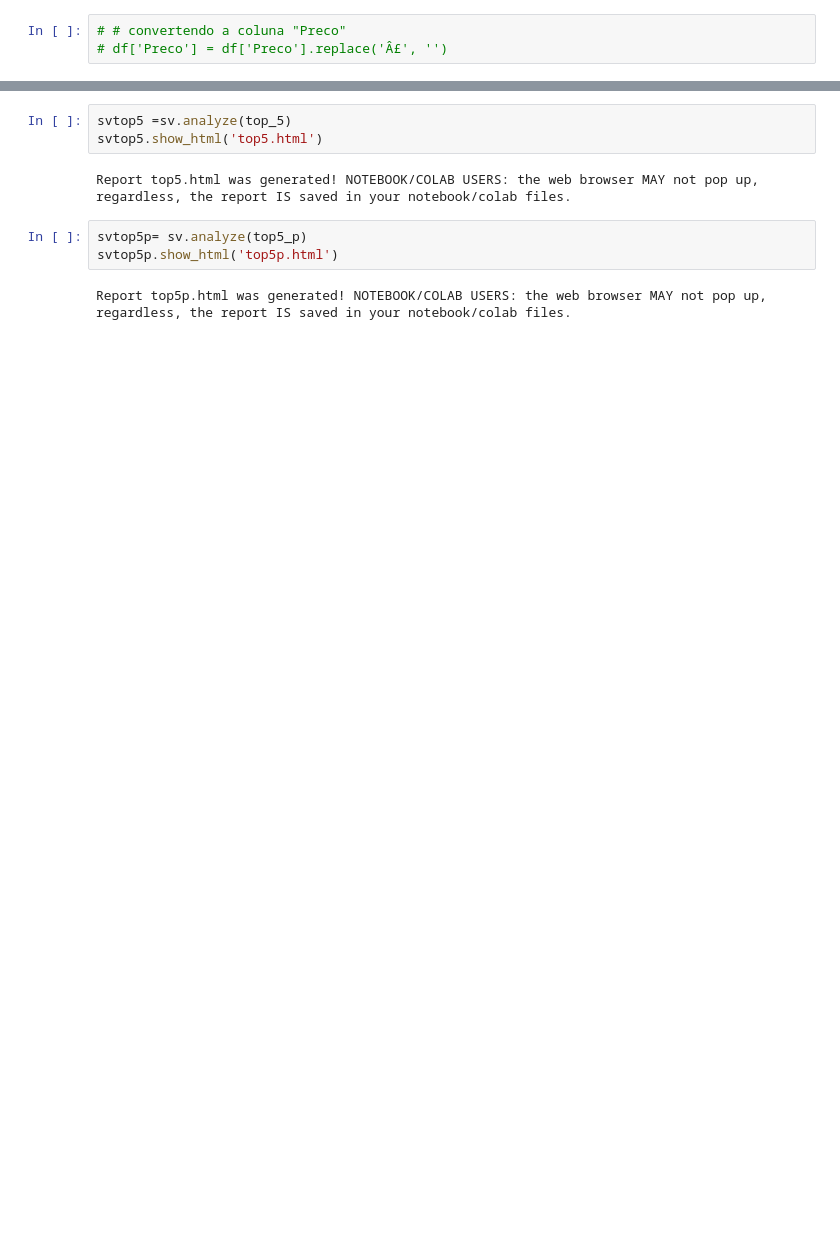
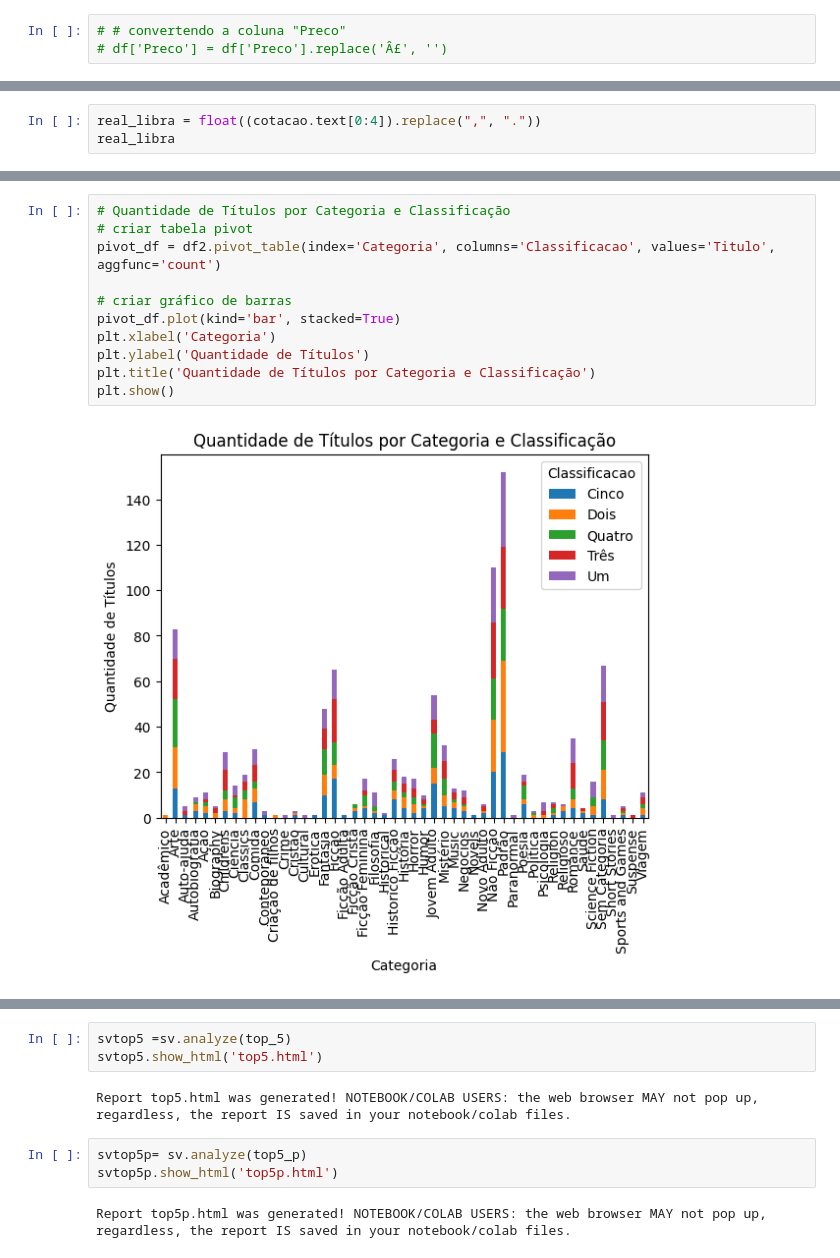
Before and after one commit to jumozaga/project_books_data_engineer, a Jupyter notebook: Notebook/clean.ipynb, the cells around one changed output, grey strips where cells are left out. Cells and saved outputs as stored; diff of their text form; blank space fills up the shorter version.

```diff
--- a/Notebook/clean.ipynb
+++ b/Notebook/clean.ipynb
@@ -53,0 +65,3 @@ df
+# %%
+real_libra = float((cotacao.text[0:4]).replace(",", "."))
+real_libra
@@ -195,0 +283,13 @@ df3
+# %%
+# Quantidade de Títulos por Categoria e Classificação
+# criar tabela pivot
+pivot_df = df2.pivot_table(index='Categoria', columns='Classificacao', values='Titulo', aggfunc='count')
+
+# criar gráfico de barras
+pivot_df.plot(kind='bar', stacked=True)
+plt.xlabel('Categoria')
+plt.ylabel('Quantidade de Títulos')
+plt.title('Quantidade de Títulos por Categoria e Classificação')
+plt.show()
+# %% [output]
+[figure, added]
```
Also changed, not shown: parts of 55 cells of this notebook.
